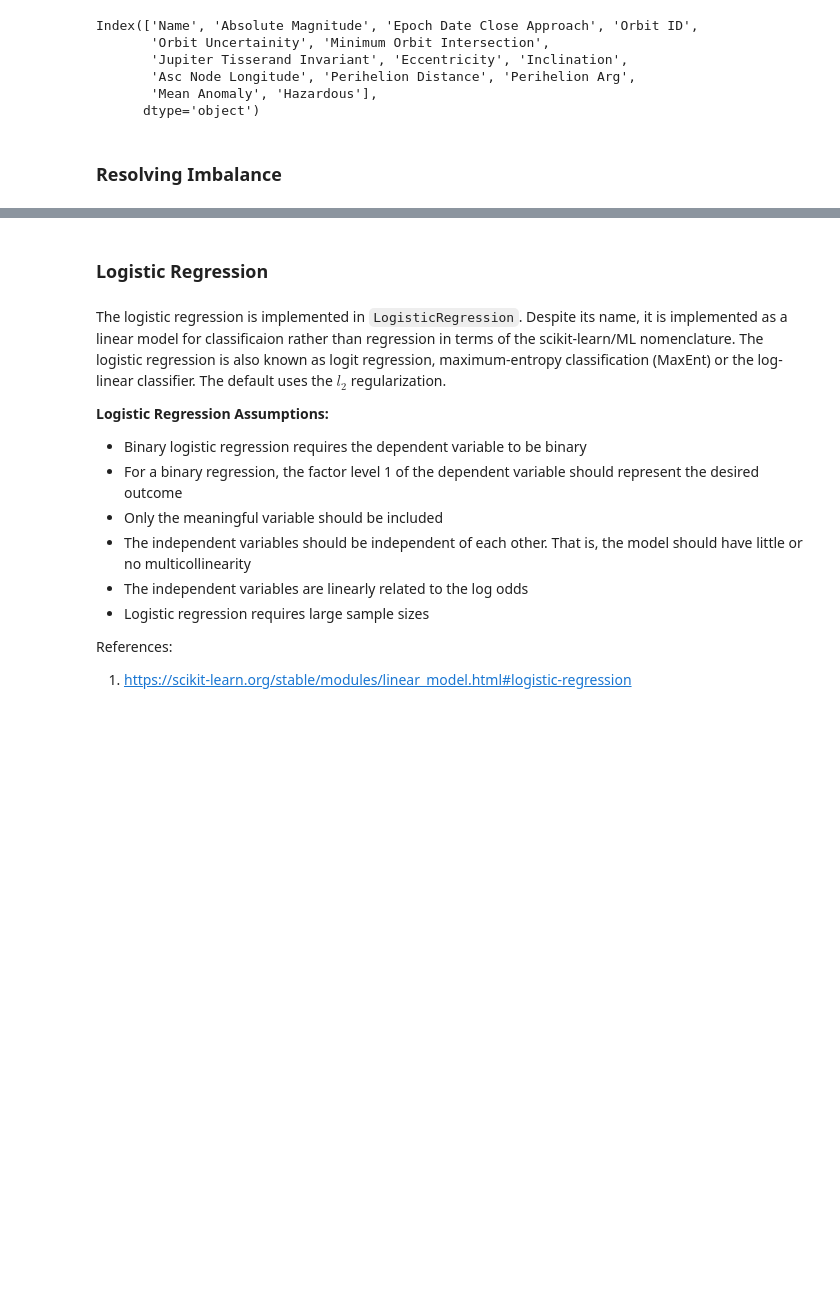
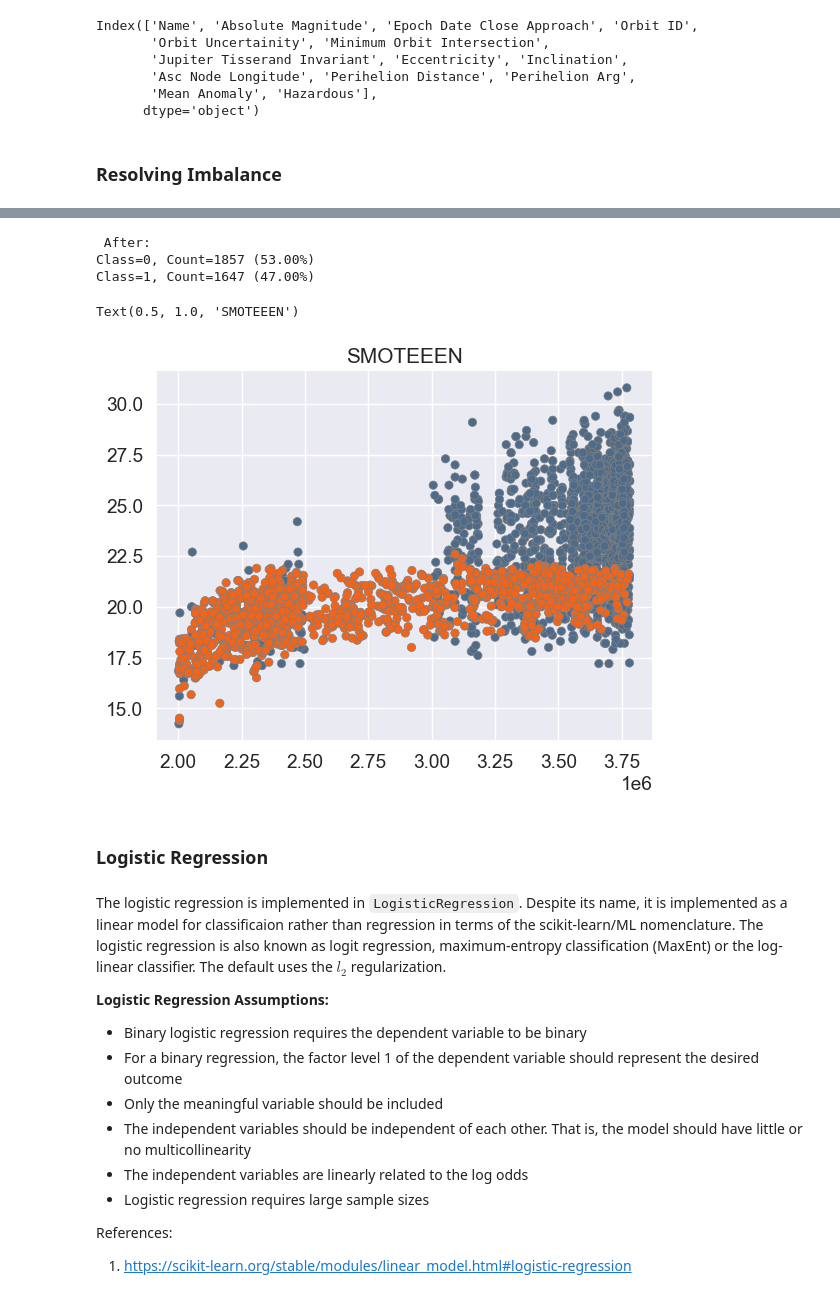
Before and after one commit to alisonjing/DTSA5506-Data-Mining-Project, a Jupyter notebook: NASA_Asteroid_Classification.ipynb, the cells around one changed output, grey strips where cells are left out. Cells and saved outputs as stored; diff of their text form; code cells hidden in the pictures; blank space fills up the shorter version.

```diff
--- a/NASA_Asteroid_Classification.ipynb
+++ b/NASA_Asteroid_Classification.ipynb
@@ -755,3 +748,37 @@ Class=1, Count=1647 (47.00%)
+# %%
+from imblearn.over_sampling import SMOTE
+from sklearn.impute import SimpleImputer
+
+X = cleaned_features.drop(['Hazardous'], axis=1)
+y =  cleaned_features.Hazardous
+
+#resampling using SMOTEENN
+smt = SMOTEENN(random_state = 0)
+X,y = smt.fit_resample(X,y)
+
+print(Fore.GREEN+ Back.BLACK, "After:", Style.RESET_ALL)
+count = Counter(y)
+for label, records in count.items():
+    percent = records/len(y)*100
+    print('Class=%d, Count=%d (%.2f%%) '  % (label, records, percent))
+
+colors = ['#4E6B8A' if v == 0 else '#F26419' if v == 1 else '#F6AE2D' for v in y]
+fig = plt.Figure(figsize=(12,8))
+plt.scatter(X.iloc[:,0], X.iloc[:,1], c=colors, edgecolors='grey', linewidths = 0.5)
+sns.despine()
+plt.title('SMOTEEEN')
+
+#Reference
+#1. https://www.analyticsvidhya.com/blog/2020/10/overcoming-class-imbalance-using-smote-techniques/
+#2. https://machinelearningmastery.com/smote-oversampling-for-imbalanced-classification/
+#3. https://imbalanced-learn.org/stable/references/generated/imblearn.combine.SMOTEENN.html
+#4. https://www.kaggle.com/code/amidala/handling-imbalanced-data-with-resampling/notebook
+# %% [output]
+ After:
+Class=0, Count=1857 (53.00%)
+Class=1, Count=1647 (47.00%)
+Text(0.5, 1.0, 'SMOTEEEN')
+[figure, added]
 # %% [markdown]
 ### Logistic Regression
 # %% [markdown]
```
Also changed, not shown: parts of 5 cells of this notebook, 1 other file.
